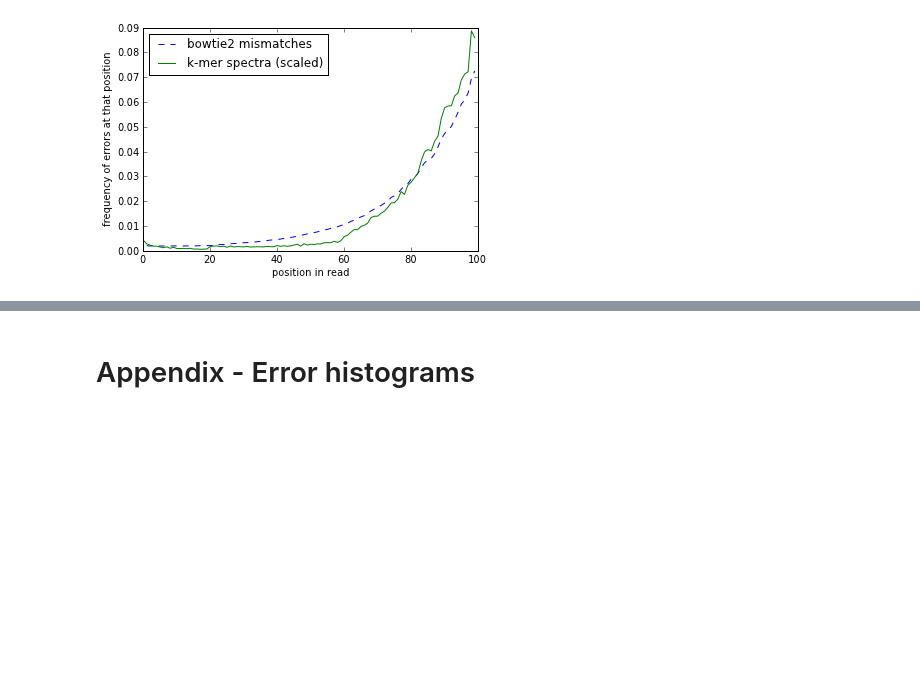
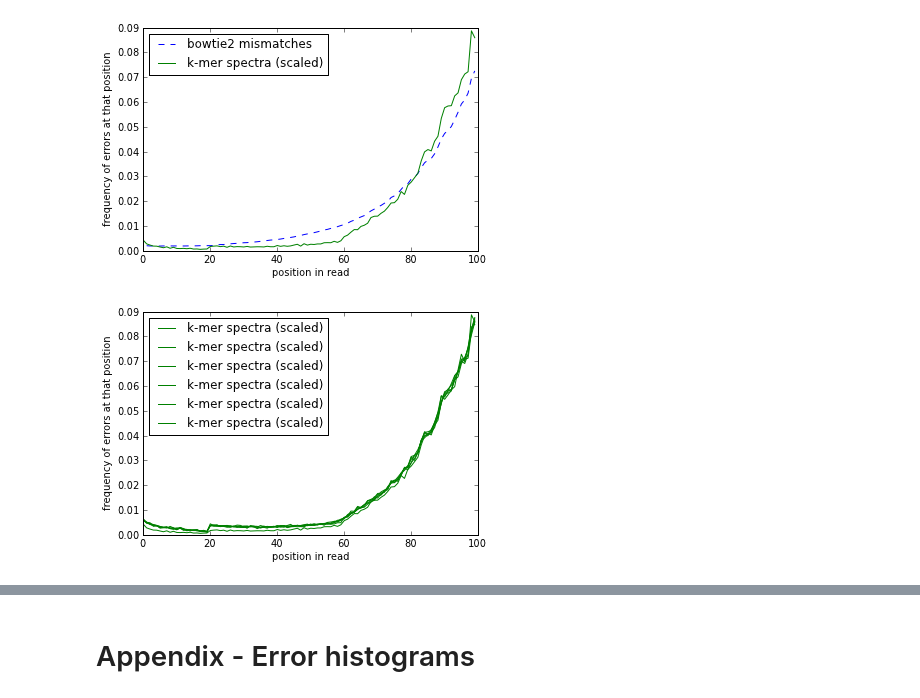
Before and after one commit to ctb/2014-streaming, a Jupyter notebook: pipeline/figures.ipynb, the cells around one changed output, grey strips where cells are left out. Drawn from its saved outputs; the diff is of its cells as text; code cells hidden in the pictures; blank space fills up the shorter version.

```diff
--- a/pipeline/figures.ipynb
+++ b/pipeline/figures.ipynb
@@ -51,3 +54,27 @@ ylabel('frequency of errors at that position')
 savefig('../paper/figures/ecoli-errhist.pdf')
 # %% [output]
 [figure]
+# %%
+ecoli_sam_err = numpy.loadtxt('ecoli-reads.sam.errhist', skiprows=1)
+ecoli_spec_err = numpy.loadtxt('ecoli-mapped.fq.gz.errhist', skiprows=1)
+ecoli_spec_sub0 = numpy.loadtxt('ecoli-mapped.fq.gz.subset.0.errhist', skiprows=1)
+ecoli_spec_sub1 = numpy.loadtxt('ecoli-mapped.fq.gz.subset.1.errhist', skiprows=1)
+ecoli_spec_sub2 = numpy.loadtxt('ecoli-mapped.fq.gz.subset.2.errhist', skiprows=1)
+ecoli_spec_sub3 = numpy.loadtxt('ecoli-mapped.fq.gz.subset.3.errhist', skiprows=1)
+ecoli_spec_sub4 = numpy.loadtxt('ecoli-mapped.fq.gz.subset.4.errhist', skiprows=1)
+
+
+#plot(ecoli_sam_err[:,0], ecoli_sam_err[:,2], 'b--', label='bowtie2 mismatches')
+plot(ecoli_spec_err[:,0], ecoli_spec_err[:,2] * 4, 'g-', label='k-mer spectra (scaled)')
+plot(ecoli_spec_sub0[:,0], ecoli_spec_sub0[:,2] * 4, 'g-', label='k-mer spectra (scaled)')
+plot(ecoli_spec_sub1[:,0], ecoli_spec_sub1[:,2] * 4, 'g-', label='k-mer spectra (scaled)')
+plot(ecoli_spec_sub2[:,0], ecoli_spec_sub2[:,2] * 4, 'g-', label='k-mer spectra (scaled)')
+plot(ecoli_spec_sub3[:,0], ecoli_spec_sub3[:,2] * 4, 'g-', label='k-mer spectra (scaled)')
+plot(ecoli_spec_sub4[:,0], ecoli_spec_sub4[:,2] * 4, 'g-', label='k-mer spectra (scaled)')
+
+legend(loc='upper left')
+xlabel('position in read')
+ylabel('frequency of errors at that position')
+savefig('../paper/figures/ecoli-errhist.pdf')
+# %% [output]
+[figure, added]
```
Also changed, not shown: parts of 4 cells of this notebook, 9 other files.
